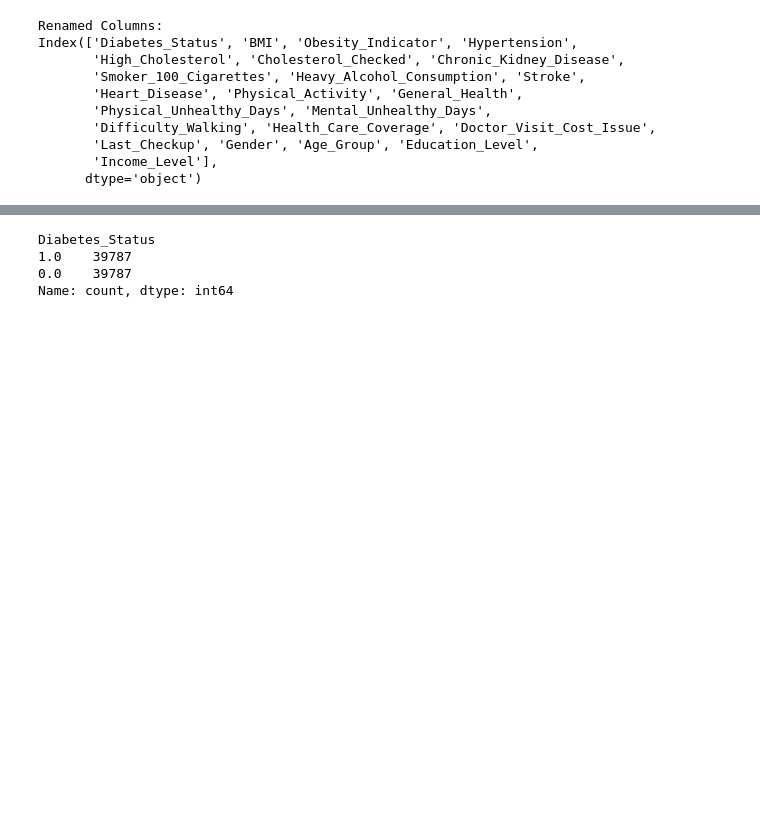
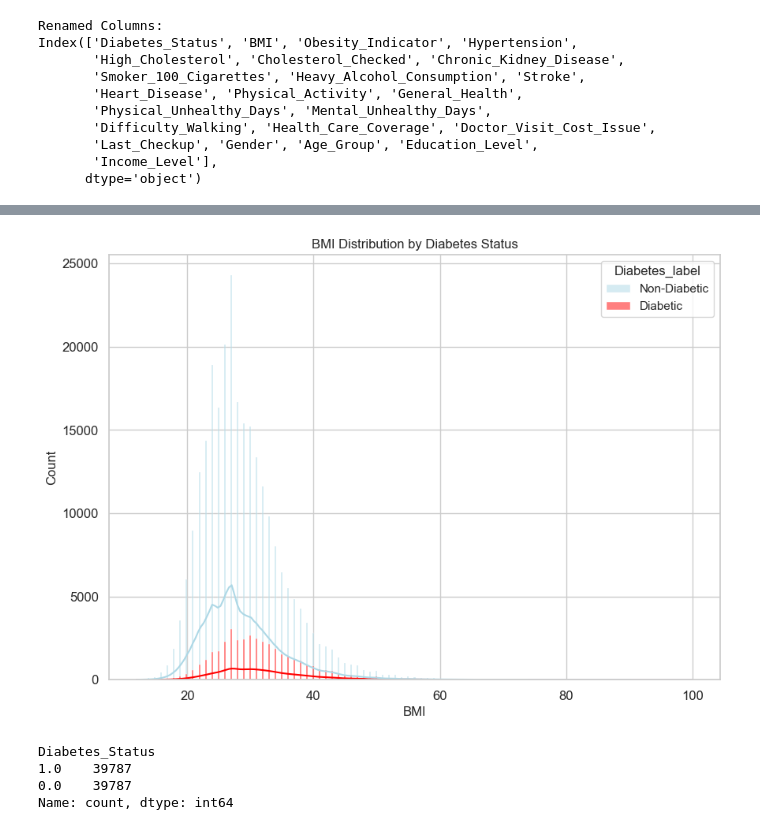
Before and after one commit to troytoy/Project_DA01, a Jupyter notebook: DA01_Project(Final).ipynb, the cells around one changed output, grey strips where cells are left out. Drawn from its saved outputs; the diff is of its cells as text; code cells hidden in the pictures; blank space fills up the shorter version.

```diff
--- a/DA01_Project(Final).ipynb
+++ b/DA01_Project(Final).ipynb
@@ -879,3 +824,34 @@ heatmap_bmi_dynamic(data, step_size=5)
+# %%
+temp_data = data.copy()
+temp_data['Diabetes_label'] = temp_data['Diabetes_Status'].replace({0: 'Non-Diabetic', 1: 'Diabetic'})
+
+# Set a custom color palette
+custom_palette = {'Non-Diabetic': '#ADD8E6', 'Diabetic': 'red'}
+
+# Set the figure size to make the graph larger
+plt.figure(figsize=(10, 7))
+
+# Create the histogram with KDE
+sns.histplot(
+    data=temp_data,
+    x="BMI",
+    hue="Diabetes_label",
+    multiple="stack",
+    kde=True,
+    palette=custom_palette
+)
+
+# Add a title and labels
+plt.title("BMI Distribution by Diabetes Status", fontsize=12)
+plt.xlabel("BMI", fontsize=12)
+plt.ylabel("Count", fontsize=12)
+plt.xticks(fontsize=12)
+plt.yticks(fontsize=12)
+
+# Show the graph
+plt.show()
+# %% [output]
+[figure, added]
 # %%
 # since we found some inbalance between those who has diabetes and those who don't, we will 'undersampling' to balance the dataset before further logistic regression.
 nodiabetes_sampling = data[data['Diabetes_Status'] == 0].sample(len(data[data['Diabetes_Status'] == 1]))
```
Also changed, not shown: parts of 21 cells of this notebook, 5 other files.
